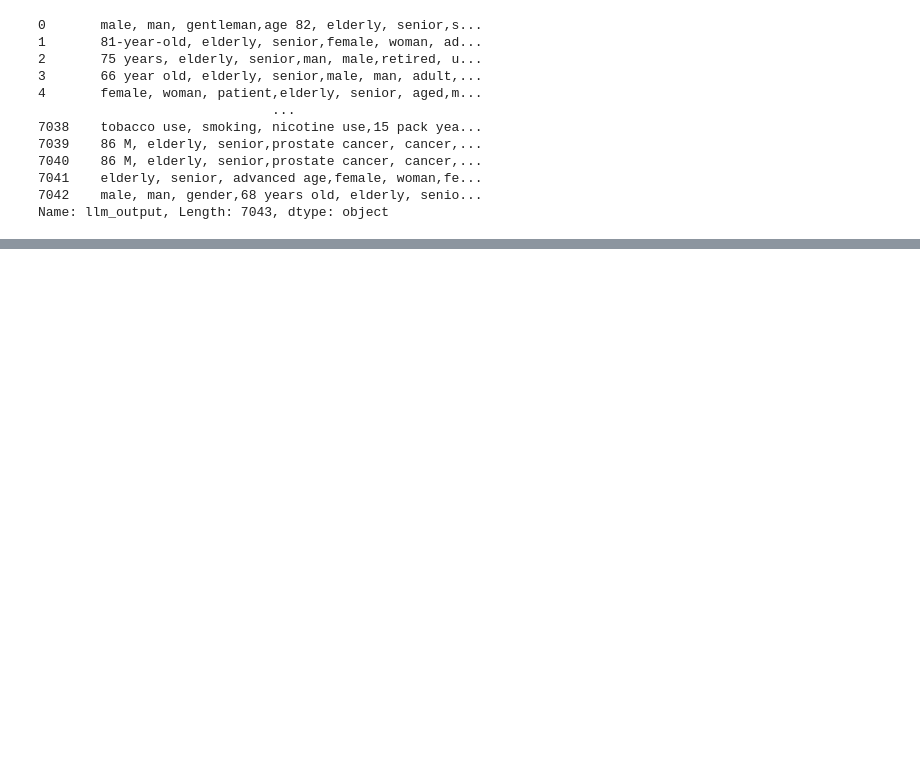
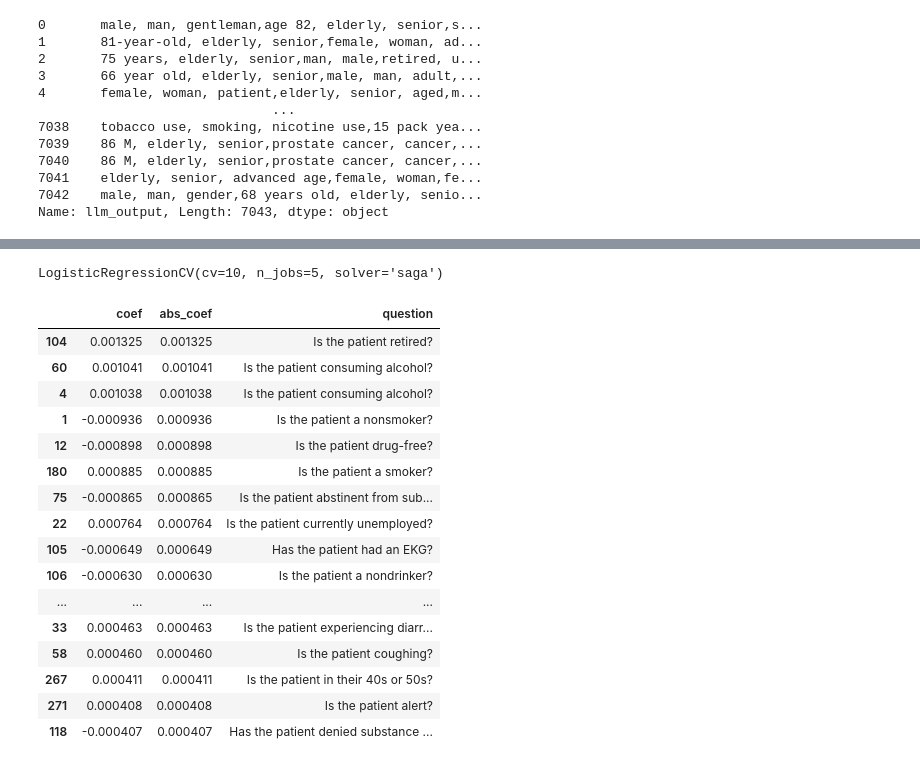
Before and after one commit to jjfeng/bc-llm, a Jupyter notebook: test.ipynb, the cells around one changed output, grey strips where cells are left out. Drawn from its saved outputs; the diff is of its cells as text; code cells hidden in the pictures; blank space fills up the shorter version.

```diff
--- a/test.ipynb
+++ b/test.ipynb
@@ -324,8 +224,9 @@ topic_answers
 # %%
-patient_concepts_subset = {str(idx): patient_concepts[str(idx)] for idx in train_idxs[:50]}
-processor.patient_notes = {str(idx): patient_notes[str(idx)] for idx in train_idxs[:50]}
+NUM_EXTRACT = 400
+patient_concepts_subset = {str(idx): patient_concepts[str(idx)] for idx in train_idxs[:NUM_EXTRACT]}
+async_processor.patient_notes = {str(idx): patient_notes[str(idx)] for idx in train_idxs[:NUM_EXTRACT]}
 
-patient_answers = processor._generate_answers(
+patient_answers = await async_processor._generate_answers_async(
     patient_concepts=patient_concepts_subset,
     topic_questions=all_topic_questions,
     answer_generator=answer_generator,
@@ -348,10 +252,10 @@ KeyboardInterrupt:
 # %%
 # Create topic matrix
-processor.topic_matrix = answer_generator.create_topic_matrix(patient_answers)
+topic_matrix = answer_generator.create_topic_matrix(patient_answers)
 
 # Create matrix DataFrames (always do this even if not saving)
-processor.binary_matrix_df = MatrixBuilder.create_binary_matrix(topic_matrix)
-processor.probability_matrix_df = MatrixBuilder.create_probability_matrix(
+binary_matrix_df = MatrixBuilder.create_binary_matrix(topic_matrix)
+probability_matrix_df = MatrixBuilder.create_probability_matrix(
     topic_matrix
 )
 
@@ -361,5 +265,5 @@ results = {
     "probability_matrix_df": probability_matrix_df,
     "topic_matrix": topic_matrix,
     "topics": topics,
-    "topic_questions": topic_questions,
+    "topic_questions": all_topic_questions,
 }
@@ -377,0 +273,10 @@ processor._save_results(
+# %%
+# make fake labels
+COEF = 4
+true_prob = 1/(1 + np.exp(-(
+    # -100 +
+    llm_extract_df.label_employment_False * COEF + llm_extract_df.label_housing_False * COEF + (llm_extract_df.label_alcohol_Past + llm_extract_df.label_alcohol_Present) * COEF
+    + (llm_extract_df.label_tobacco_Past + llm_extract_df.label_tobacco_Present) * COEF
+    + (llm_extract_df.label_drugs_Past + llm_extract_df.label_drugs_Present) * (COEF + 1)
+    )))
+llm_extract_df['y'] =  np.random.binomial(n=1, p=true_prob, size=llm_extract_df.shape[0])
@@ -377,0 +296,31 @@ processor._save_results(
+# %%
+lr = LogisticRegressionCV(penalty="l2", solver="saga", cv=10, n_jobs=5) #, l1_ratios=[0.1,.9])
+lr.fit(probability_matrix_df, llm_extract_df.y.iloc[train_idxs[:NUM_EXTRACT]])
+# %% [output]
+LogisticRegressionCV(cv=10, n_jobs=5, solver='saga')
+# %%
+coef_df = pd.DataFrame({
+    "coef": lr.coef_[0],
+    "abs_coef": np.abs(lr.coef_[0]),
+    "question": [topic_q.question for topic_q in all_topic_questions]
+})
+coef_df.sort_values(by="abs_coef", ascending=False).head(20)
+# print(lr.intercept_)
+# %% [output]
+|  | coef | abs_coef | question |
+| 104 | 0.001325 | 0.001325 | Is the patient retired? |
+| 60 | 0.001041 | 0.001041 | Is the patient consuming alcohol? |
+| 4 | 0.001038 | 0.001038 | Is the patient consuming alcohol? |
+| 1 | -0.000936 | 0.000936 | Is the patient a nonsmoker? |
+| 12 | -0.000898 | 0.000898 | Is the patient drug-free? |
+| 180 | 0.000885 | 0.000885 | Is the patient a smoker? |
+| 75 | -0.000865 | 0.000865 | Is the patient abstinent from sub... |
+| 22 | 0.000764 | 0.000764 | Is the patient currently unemployed? |
+| 105 | -0.000649 | 0.000649 | Has the patient had an EKG? |
+| 106 | -0.000630 | 0.000630 | Is the patient a nondrinker? |
+| ... | ... | ... | ... |
+| 33 | 0.000463 | 0.000463 | Is the patient experiencing diarr... |
+| 58 | 0.000460 | 0.000460 | Is the patient coughing? |
+| 267 | 0.000411 | 0.000411 | Is the patient in their 40s or 50s? |
+| 271 | 0.000408 | 0.000408 | Is the patient alert? |
+| 118 | -0.000407 | 0.000407 | Has the patient denied substance ... |
```
Also changed, not shown: parts of 29 cells of this notebook.
